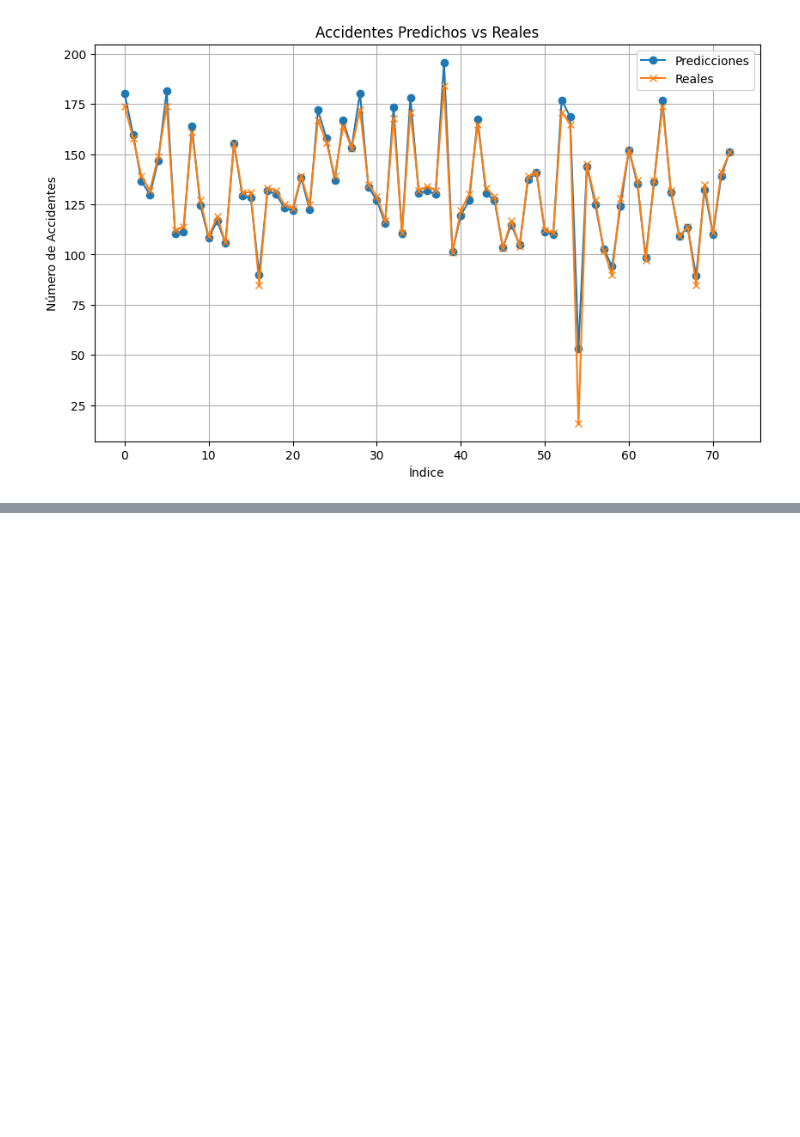
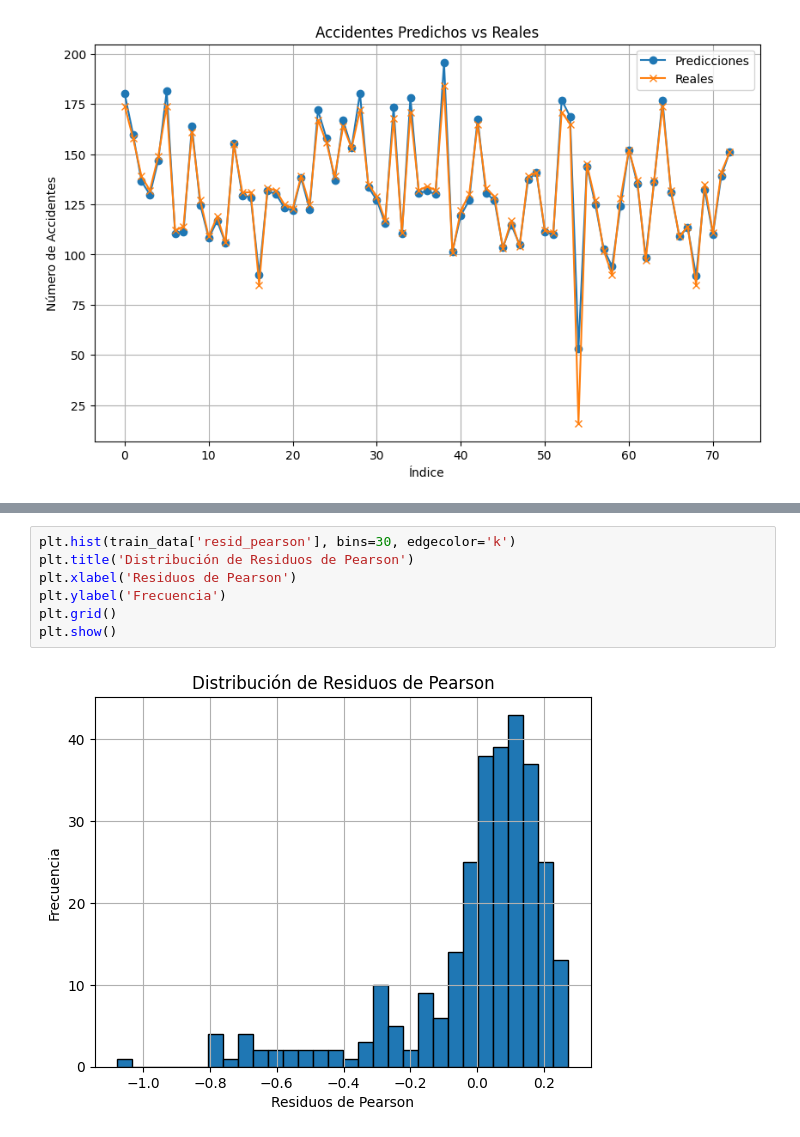
Before and after one commit to Gabriela2685/Accidentes, a Jupyter notebook: pruebass.ipynb, the cells around one changed output, grey strips where cells are left out. Drawn from its saved outputs; the diff is of its cells as text; blank space fills up the shorter version.

```diff
--- a/pruebass.ipynb
+++ b/pruebass.ipynb
@@ -599,0 +687,9 @@ interseccion_X        -2.3692     38.924     -0.061      0.951     -78.659
+# %%
+plt.hist(train_data['resid_pearson'], bins=30, edgecolor='k')
+plt.title('Distribución de Residuos de Pearson')
+plt.xlabel('Residuos de Pearson')
+plt.ylabel('Frecuencia')
+plt.grid()
+plt.show()
+# %% [output]
+[figure, added]
```
Also changed, not shown: parts of 3 cells of this notebook.
